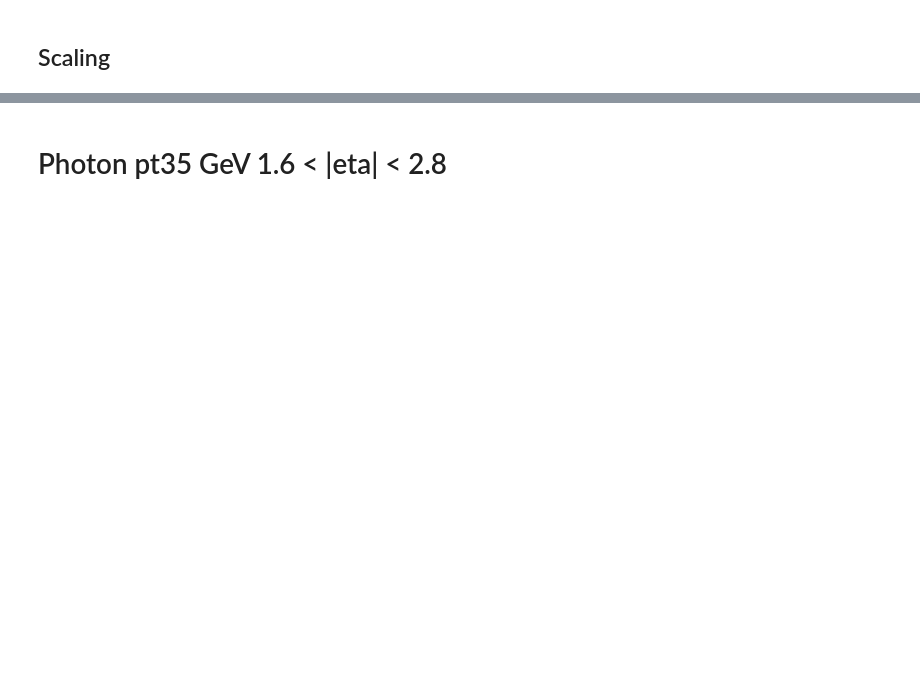
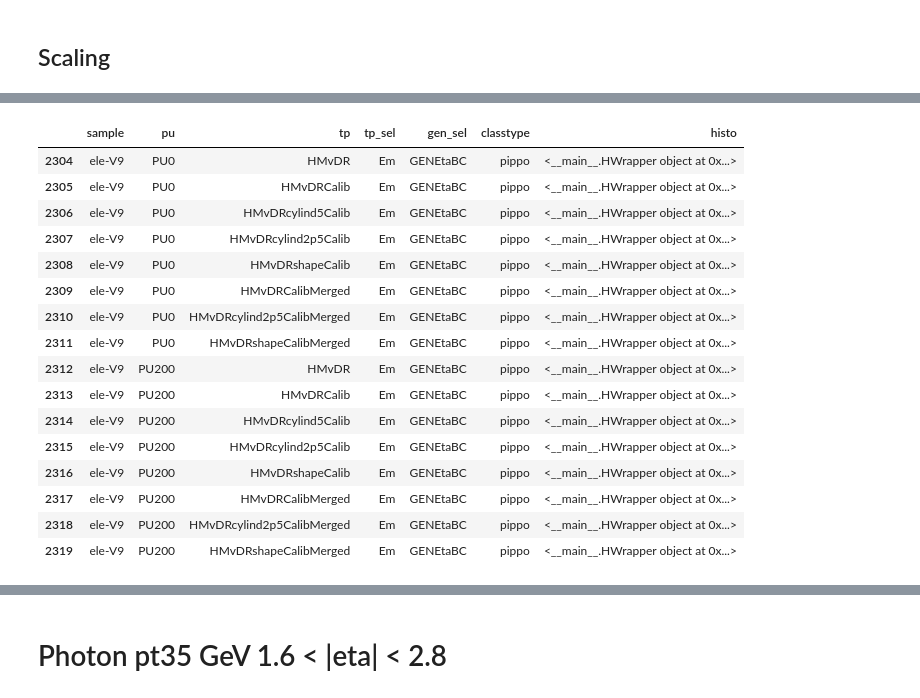
Before and after one commit to cerminar/ntuple-analysis, a Jupyter notebook: notebooks/plotter-eff-genmatching.ipynb, the cells around one changed output, grey strips where cells are left out. Saved outputs shown, nothing was run; the diff lists cells and outputs as text; code cells hidden in the pictures; blank space fills up the shorter version.

```diff
--- a/notebooks/plotter-eff-genmatching.ipynb
+++ b/notebooks/plotter-eff-genmatching.ipynb
@@ -661,0 +641,6 @@ for tp in tps:
+# %%
+for tp_sel in ['EmPt20','EmPt30']:
+    for gen_sel in ['GENEtaBC']:
+        hsets, labels, text = hplot.get_histo(histos.HistoSetEff, sample, ['PU0'], ['HMvDR', 'HMvDRCalib', 'HMvDRcylind5Calib' ], tp_sel, gen_sel)
+        # drawSeveral([his.hreso.h_ptResVpt for his in hsets], labels,  'COLZ', do_profile=True, text=text)
+        draw([his.h_ton.h_pt.CreateGraph() for his in hsets], labels, text=text, min_y=0, max_y=1.1, y_axis_label='L1 matched to GEN and p_{T}>th./L1 matched to GEN', h_lines=[0.95, 1])
@@ -661,0 +650,6 @@ for tp in tps:
+# %%
+for tp_sel in ['EmPt20','EmPt30']:
+    for gen_sel in ['GENEtaBC']:
+        hsets, labels, text = hplot.get_histo(histos.HistoSetEff, sample, ['PU200'], ['HMvDR', 'HMvDRCalib', 'HMvDRcylind5Calib' ], tp_sel, gen_sel)
+        # drawSeveral([his.hreso.h_ptResVpt for his in hsets], labels,  'COLZ', do_profile=True, text=text)
+        draw([his.h_ton.h_pt.CreateGraph() for his in hsets], labels, text=text, min_y=0, max_y=1.1, y_axis_label='L1 matched to GEN and p_{T}>th./L1 matched to GEN', h_lines=[0.95, 1])
@@ -662,3 +659,15 @@ for tp in tps:
+# %%
+for tp_sel in ['EmPt20','EmPt30']:
+    for gen_sel in ['GENEtaBC']:
+        hsets, labels, text = hplot.get_histo(histos.HistoSetEff, sample, ['PU0'], ['HMvDR', 'HMvDRcylind5Calib'], tp_sel, gen_sel)
+        # drawSeveral([his.hreso.h_ptResVpt for his in hsets], labels,  'COLZ', do_profile=True, text=text)
+        draw([his.h_ton.h_pt.CreateGraph() for his in hsets], labels, text=text, min_y=0, max_y=1.1, y_axis_label='L1 matched to GEN and p_{T}>th./L1 matched to GEN', h_lines=[0.95, 1])
+# %%
+for tp_sel in ['EmPt20','EmPt30']:
+    for gen_sel in ['GENEtaBC']:
+        hsets, labels, text = hplot.get_histo(histos.HistoSetEff, sample, ['PU200'], ['HMvDRfixedCalib', 'HMvDRcylind5Calib'], tp_sel, gen_sel)
+        # drawSeveral([his.hreso.h_ptResVpt for his in hsets], labels,  'COLZ', do_profile=True, text=text)
+        draw([his.h_ton.h_pt.CreateGraph() for his in hsets], labels, text=text, min_y=0, max_y=1.1, y_axis_label='L1 matched to GEN and p_{T}>th./L1 matched to GEN', h_lines=[0.95, 1])
 # %%
 for pu in ['PU0', 'PU200']:
     for tp in tps:
@@ -708,0 +798,20 @@ c.Draw()
+# %%
+hplot.data[hplot.data.classtype == 'pippo']
+# %% [output]
+|  | sample | pu | tp | tp_sel | gen_sel | classtype | histo |
+| 2304 | ele-V9 | PU0 | HMvDR | Em | GENEtaBC | pippo | <__main__.HWrapper object at 0x...> |
+| 2305 | ele-V9 | PU0 | HMvDRCalib | Em | GENEtaBC | pippo | <__main__.HWrapper object at 0x...> |
+| 2306 | ele-V9 | PU0 | HMvDRcylind5Calib | Em | GENEtaBC | pippo | <__main__.HWrapper object at 0x...> |
+| 2307 | ele-V9 | PU0 | HMvDRcylind2p5Calib | Em | GENEtaBC | pippo | <__main__.HWrapper object at 0x...> |
+| 2308 | ele-V9 | PU0 | HMvDRshapeCalib | Em | GENEtaBC | pippo | <__main__.HWrapper object at 0x...> |
+| 2309 | ele-V9 | PU0 | HMvDRCalibMerged | Em | GENEtaBC | pippo | <__main__.HWrapper object at 0x...> |
+| 2310 | ele-V9 | PU0 | HMvDRcylind2p5CalibMerged | Em | GENEtaBC | pippo | <__main__.HWrapper object at 0x...> |
+| 2311 | ele-V9 | PU0 | HMvDRshapeCalibMerged | Em | GENEtaBC | pippo | <__main__.HWrapper object at 0x...> |
+| 2312 | ele-V9 | PU200 | HMvDR | Em | GENEtaBC | pippo | <__main__.HWrapper object at 0x...> |
+| 2313 | ele-V9 | PU200 | HMvDRCalib | Em | GENEtaBC | pippo | <__main__.HWrapper object at 0x...> |
+| 2314 | ele-V9 | PU200 | HMvDRcylind5Calib | Em | GENEtaBC | pippo | <__main__.HWrapper object at 0x...> |
+| 2315 | ele-V9 | PU200 | HMvDRcylind2p5Calib | Em | GENEtaBC | pippo | <__main__.HWrapper object at 0x...> |
+| 2316 | ele-V9 | PU200 | HMvDRshapeCalib | Em | GENEtaBC | pippo | <__main__.HWrapper object at 0x...> |
+| 2317 | ele-V9 | PU200 | HMvDRCalibMerged | Em | GENEtaBC | pippo | <__main__.HWrapper object at 0x...> |
+| 2318 | ele-V9 | PU200 | HMvDRcylind2p5CalibMerged | Em | GENEtaBC | pippo | <__main__.HWrapper object at 0x...> |
+| 2319 | ele-V9 | PU200 | HMvDRshapeCalibMerged | Em | GENEtaBC | pippo | <__main__.HWrapper object at 0x...> |
```
Also changed, not shown: parts of 31 cells of this notebook, 6 other files.
